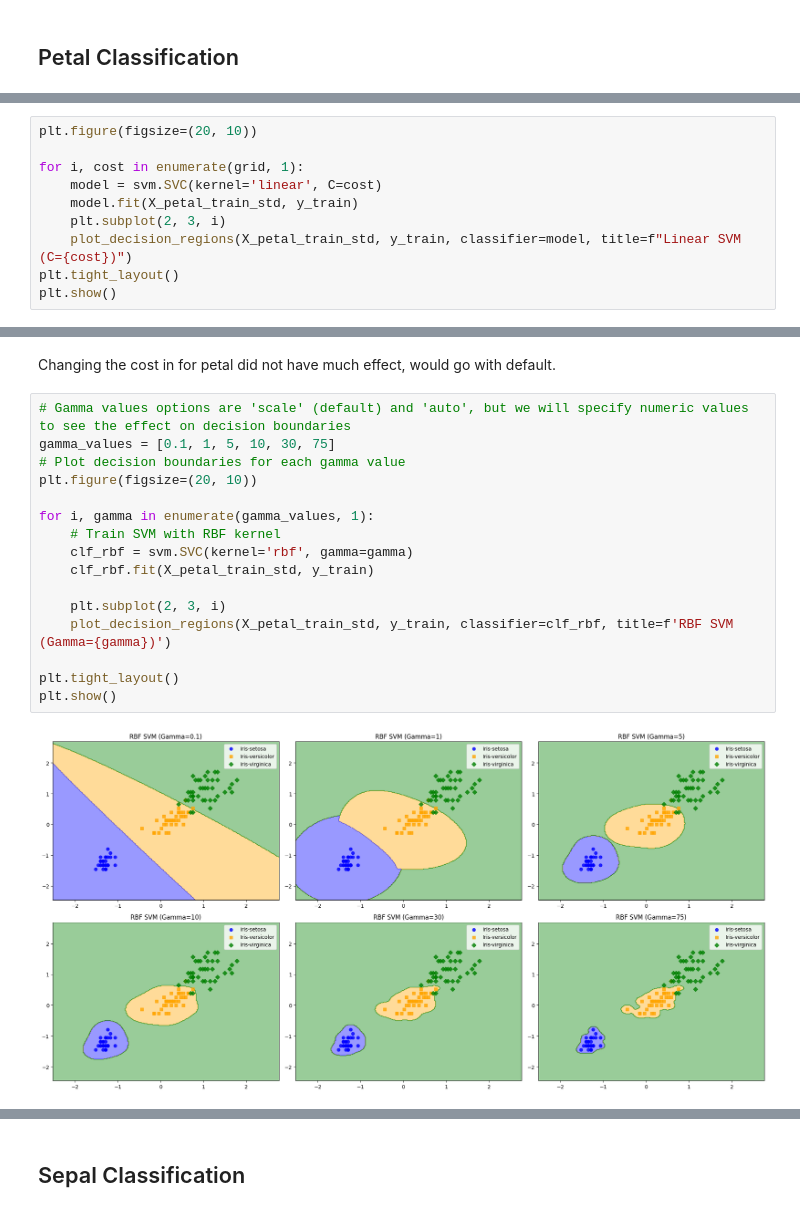
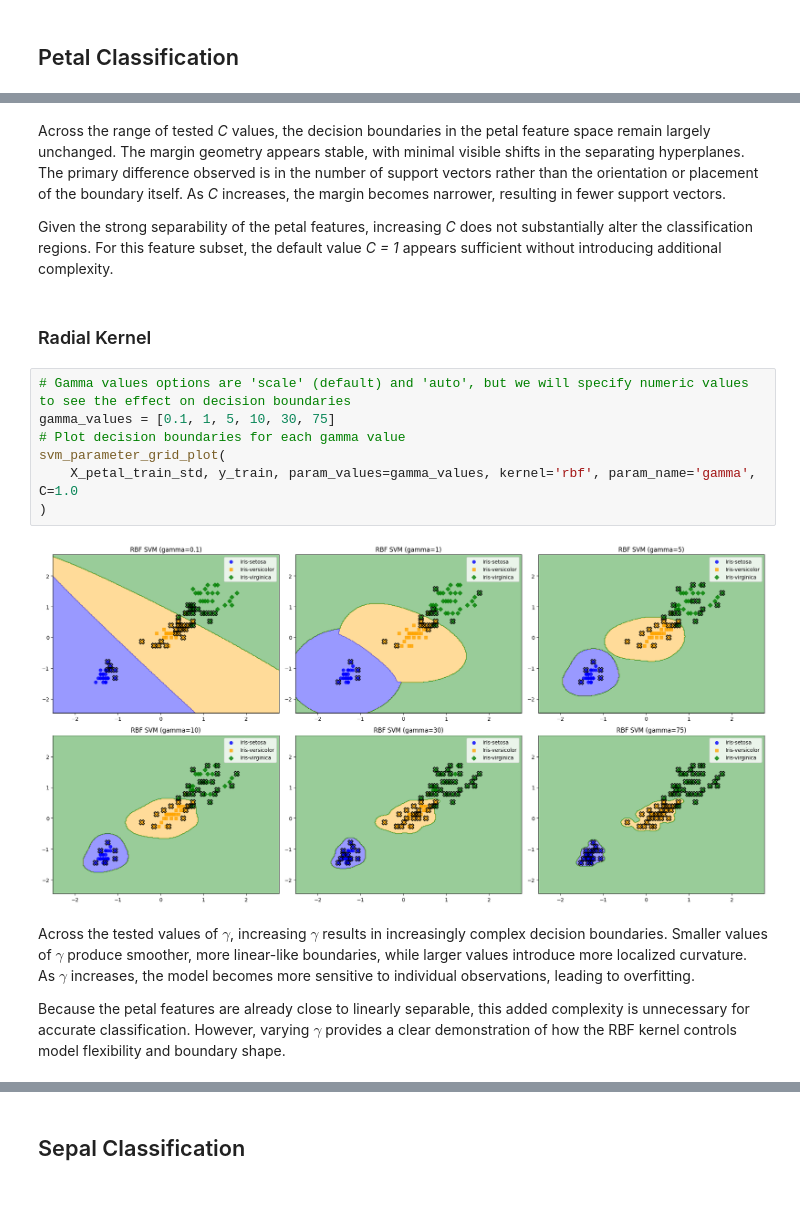
Before and after one commit to Lovjoy/Iris-EDA-and-Machine-Learning, a Jupyter notebook: 02_svm.ipynb, the cells around one changed output, grey strips where cells are left out. Drawn from its saved outputs; the diff is of its cells as text.

```diff
--- a/02_svm.ipynb
+++ b/02_svm.ipynb
@@ -60,13 +61,3 @@ Confusion Matrix:
  [[10  0  0]
  [ 0  9  1]
  [ 0  1  9]]
-# %%
-plt.figure(figsize=(20, 10))
-
-for i, cost in enumerate(grid, 1):
-    model = svm.SVC(kernel='linear', C=cost)
-    model.fit(X_petal_train_std, y_train)
-    plt.subplot(2, 3, i)
-    plot_decision_regions(X_petal_train_std, y_train, classifier=model, title=f"Linear SVM (C={cost})")
-plt.tight_layout()
-plt.show()
@@ -75,23 +113,22 @@ plt.show()
 # %% [markdown]
-Changing the cost in for petal did not have much effect, would go with default.
+Across the range of tested *C* values, the decision boundaries in the petal feature space remain largely unchanged. The margin geometry appears stable, with minimal visible shifts in the separating hyperplanes. The primary difference observed is in the number of support vectors rather than the orientation or placement of the boundary itself. As *C* increases, the margin becomes narrower, resulting in fewer support vectors.
+
+Given the strong separability of the petal features, increasing *C* does not substantially alter the classification regions. For this feature subset, the default value *C = 1* appears sufficient without introducing additional complexity.
+# %% [markdown]
+### Radial Kernel
 # %%
 # Gamma values options are 'scale' (default) and 'auto', but we will specify numeric values to see the effect on decision boundaries
 gamma_values = [0.1, 1, 5, 10, 30, 75]
 # Plot decision boundaries for each gamma value
-plt.figure(figsize=(20, 10))
-
-for i, gamma in enumerate(gamma_values, 1):
-    # Train SVM with RBF kernel
-    clf_rbf = svm.SVC(kernel='rbf', gamma=gamma)
-    clf_rbf.fit(X_petal_train_std, y_train)
-
-    plt.subplot(2, 3, i)
-    plot_decision_regions(X_petal_train_std, y_train, classifier=clf_rbf, title=f'RBF SVM (Gamma={gamma})')
-
-plt.tight_layout()
-plt.show()
+svm_parameter_grid_plot(
+    X_petal_train_std, y_train, param_values=gamma_values, kernel='rbf', param_name='gamma', C=1.0
+)
 # %% [output]
-[figure, old version]
+[figure, new version]
+# %% [markdown]
+Across the tested values of $\gamma$, increasing $\gamma$ results in increasingly complex decision boundaries. Smaller values of $\gamma$ produce smoother, more linear-like boundaries, while larger values introduce more localized curvature. As $\gamma$ increases, the model becomes more sensitive to individual observations, leading to overfitting.
+
+Because the petal features are already close to linearly separable, this added complexity is unnecessary for accurate classification. However, varying $\gamma$ provides a clear demonstration of how the RBF kernel controls model flexibility and boundary shape.
 # %%
 degree_grid = [1, 2, 3, 4]
 # Plot decision boundaries for each degree value
```
Also changed, not shown: parts of 17 cells of this notebook, 1 other file.
